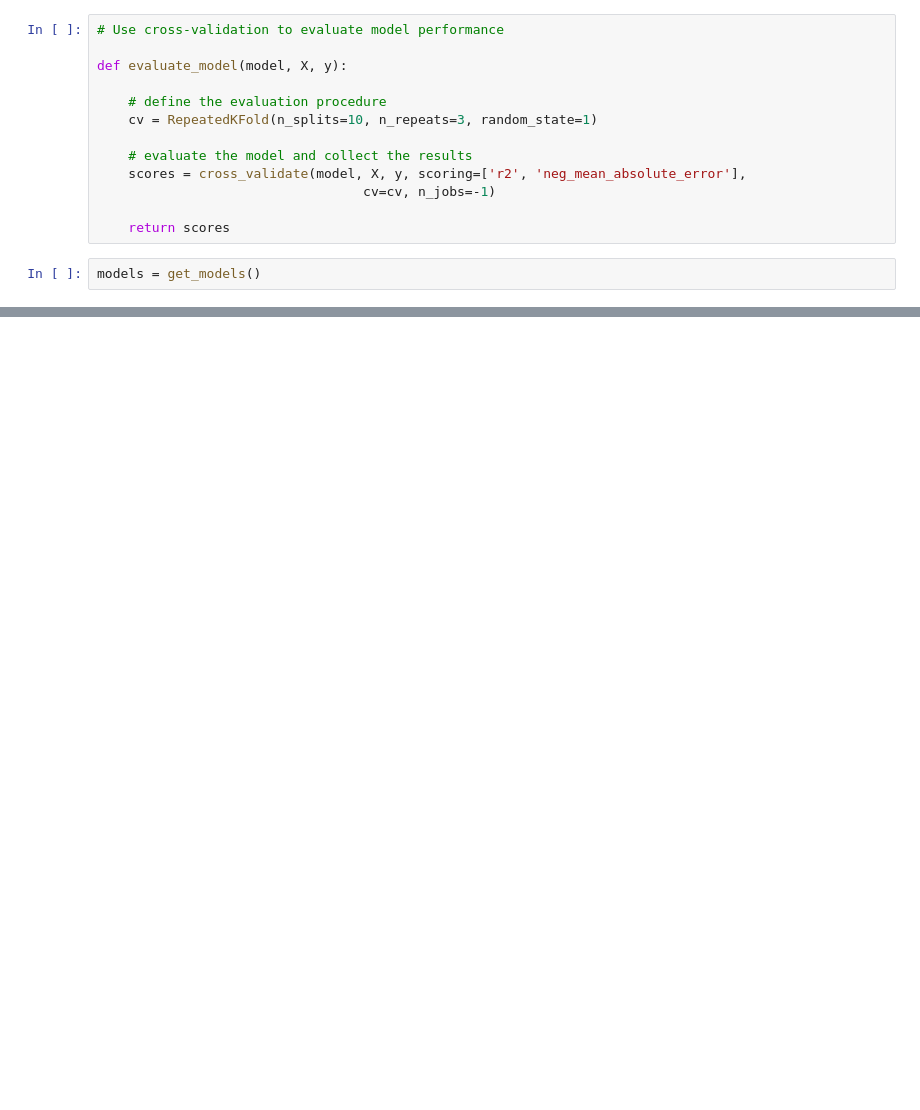
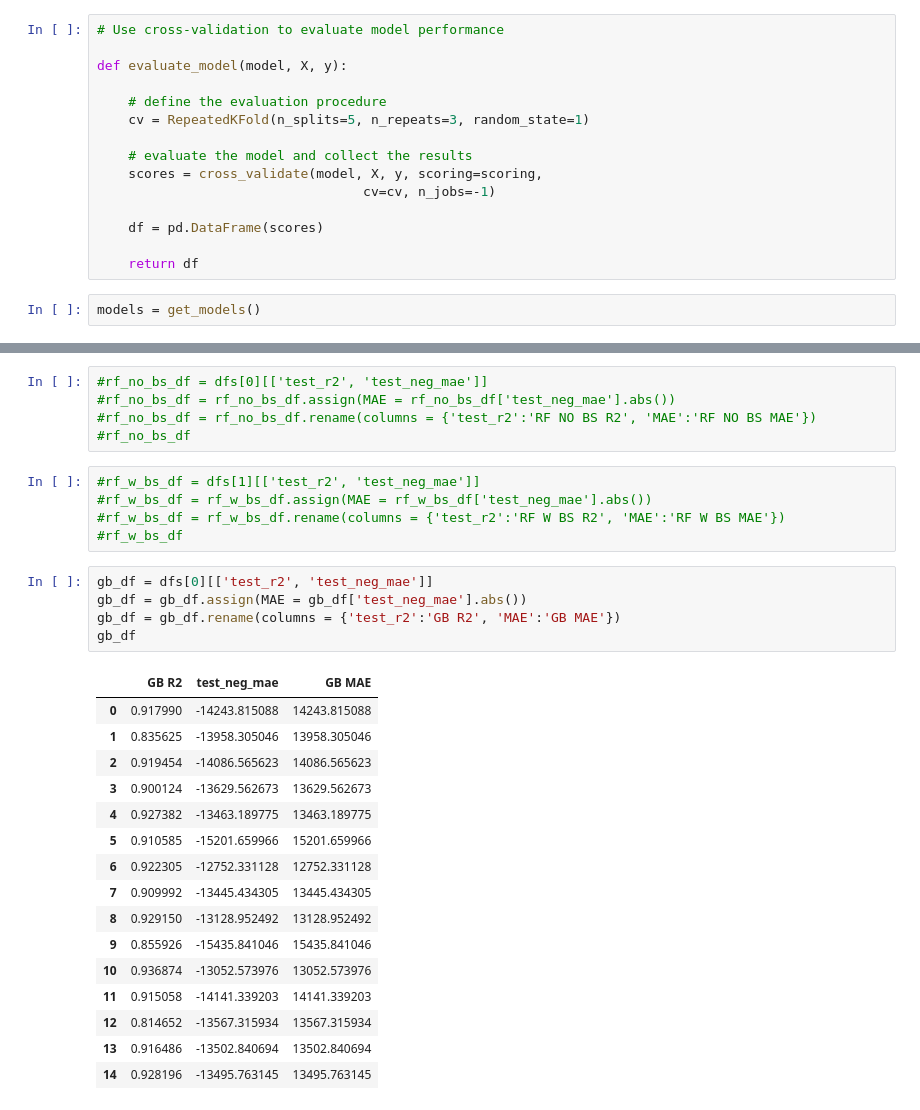
Before and after one commit to BPM1401/Go-Big-Or-Go-Home, a Jupyter notebook: Strategy/CV_Non-Linear.ipynb, the cells around one changed output, grey strips where cells are left out. Cells and saved outputs as stored; diff of their text form; blank space fills up the shorter version.

```diff
--- a/Strategy/CV_Non-Linear.ipynb
+++ b/Strategy/CV_Non-Linear.ipynb
@@ -46,12 +53,14 @@ def get_models():
 def evaluate_model(model, X, y):
 
     # define the evaluation procedure
-    cv = RepeatedKFold(n_splits=10, n_repeats=3, random_state=1)
+    cv = RepeatedKFold(n_splits=5, n_repeats=3, random_state=1)
 
     # evaluate the model and collect the results
-    scores = cross_validate(model, X, y, scoring=['r2', 'neg_mean_absolute_error'],
+    scores = cross_validate(model, X, y, scoring=scoring,
                                   cv=cv, n_jobs=-1)
 
-    return scores
+    df = pd.DataFrame(scores)
+
+    return df
 # %%
 models = get_models()
@@ -81,0 +115,32 @@ for name, model in models.items():
+# %%
+#rf_no_bs_df = dfs[0][['test_r2', 'test_neg_mae']]
+#rf_no_bs_df = rf_no_bs_df.assign(MAE = rf_no_bs_df['test_neg_mae'].abs())
+#rf_no_bs_df = rf_no_bs_df.rename(columns = {'test_r2':'RF NO BS R2', 'MAE':'RF NO BS MAE'})
+#rf_no_bs_df
+# %%
+#rf_w_bs_df = dfs[1][['test_r2', 'test_neg_mae']]
+#rf_w_bs_df = rf_w_bs_df.assign(MAE = rf_w_bs_df['test_neg_mae'].abs())
+#rf_w_bs_df = rf_w_bs_df.rename(columns = {'test_r2':'RF W BS R2', 'MAE':'RF W BS MAE'})
+#rf_w_bs_df
+# %%
+gb_df = dfs[0][['test_r2', 'test_neg_mae']]
+gb_df = gb_df.assign(MAE = gb_df['test_neg_mae'].abs())
+gb_df = gb_df.rename(columns = {'test_r2':'GB R2', 'MAE':'GB MAE'})
+gb_df
+# %% [output]
+|  | GB R2 | test_neg_mae | GB MAE |
+| 0 | 0.917990 | -14243.815088 | 14243.815088 |
+| 1 | 0.835625 | -13958.305046 | 13958.305046 |
+| 2 | 0.919454 | -14086.565623 | 14086.565623 |
+| 3 | 0.900124 | -13629.562673 | 13629.562673 |
+| 4 | 0.927382 | -13463.189775 | 13463.189775 |
+| 5 | 0.910585 | -15201.659966 | 15201.659966 |
+| 6 | 0.922305 | -12752.331128 | 12752.331128 |
+| 7 | 0.909992 | -13445.434305 | 13445.434305 |
+| 8 | 0.929150 | -13128.952492 | 13128.952492 |
+| 9 | 0.855926 | -15435.841046 | 15435.841046 |
+| 10 | 0.936874 | -13052.573976 | 13052.573976 |
+| 11 | 0.915058 | -14141.339203 | 14141.339203 |
+| 12 | 0.814652 | -13567.315934 | 13567.315934 |
+| 13 | 0.916486 | -13502.840694 | 13502.840694 |
+| 14 | 0.928196 | -13495.763145 | 13495.763145 |
```
Also changed, not shown: parts of 15 cells of this notebook, 8 other files.
